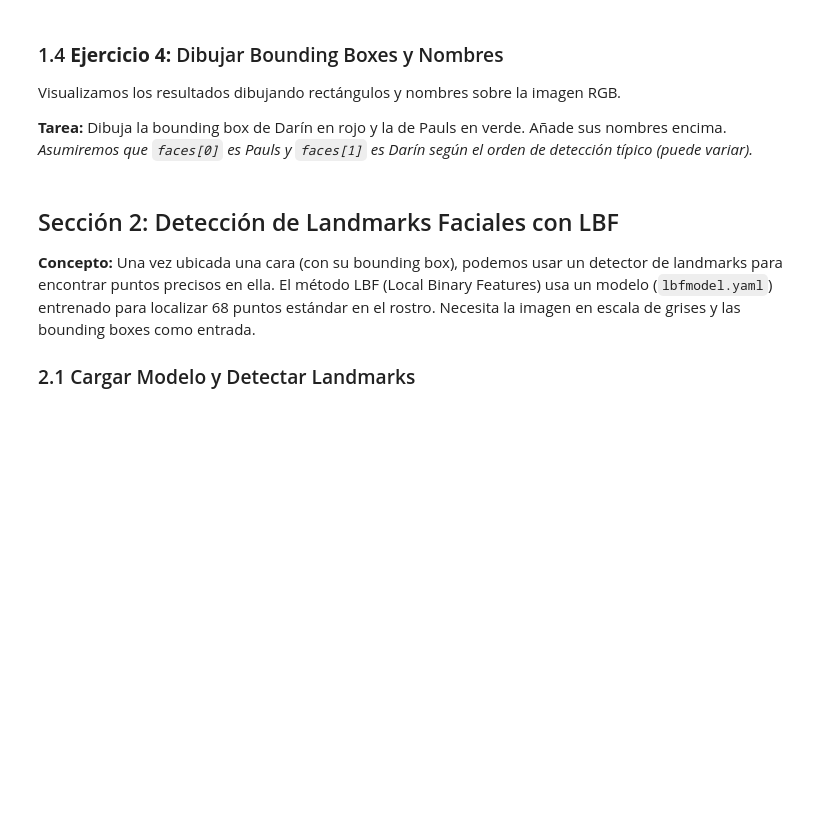
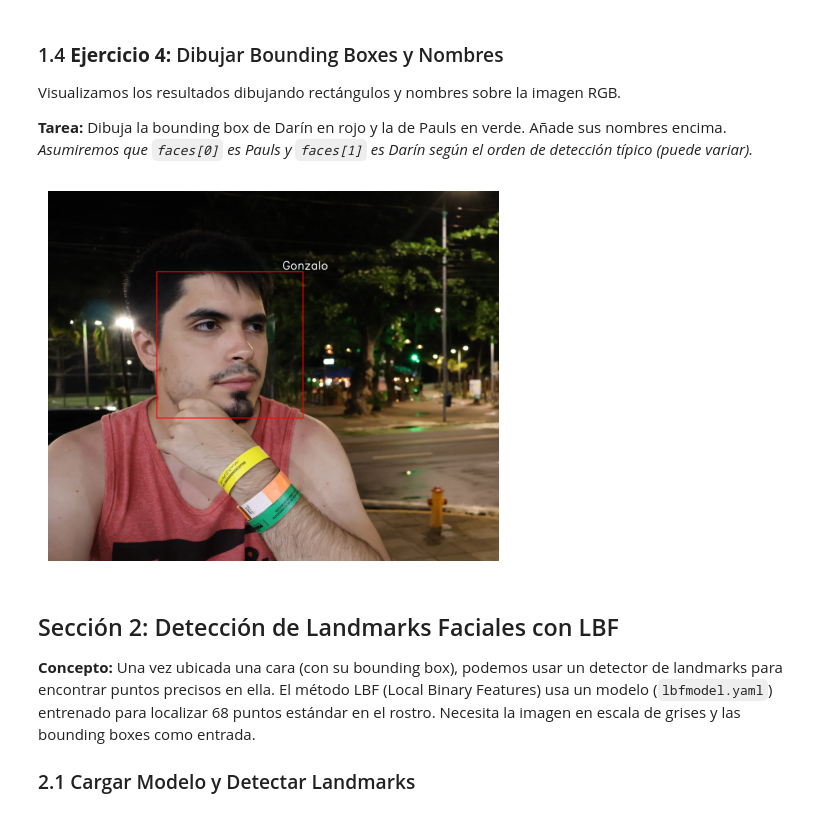
Before and after one commit to gimb99/PDI_BARTHOU_GONZALO, a Jupyter notebook: ejercicioIntegrador2/ejercicioIntegrador2_Entregable.ipynb, the cells around one changed output. Cells and saved outputs as stored; diff of their text form; code cells hidden in the pictures; blank space fills up the shorter version.

```diff
--- a/ejercicioIntegrador2/ejercicioIntegrador2_Entregable.ipynb
+++ b/ejercicioIntegrador2/ejercicioIntegrador2_Entregable.ipynb
@@ -204,6 +197,23 @@ Visualizamos los resultados dibujando rectángulos y nombres sobre la imagen RGB
 
 **Tarea:** Dibuja la bounding box de Darín en rojo y la de Pauls en verde. Añade sus nombres encima.
 *Asumiremos que `faces[0]` es Pauls y `faces[1]` es Darín según el orden de detección típico (puede variar).*
+# %%
+# Lo graficamos usando cv2.rectangle
+imgRectangles = img
+cv2.rectangle(imgRectangles, (x, y), (x+w, y+h), (255, 0, 0), 2)
+
+txtLabel = "Gonzalo"
+txtPosition = (750, 250)
+txtFont = cv2.FONT_HERSHEY_SIMPLEX
+txtSize = 1.2
+txtColor = (255, 255, 255)
+txtThickness = 2
+cv2.putText(imgRectangles, txtLabel, txtPosition, txtFont, txtSize, txtColor, txtThickness)
+
+plt.axis("off")
+plt.imshow(imgRectangles); # [:, :, [2, 1, 0]]
+# %% [output]
+[figure, added]
 # %% [markdown]
 ## Sección 2: Detección de Landmarks Faciales con LBF
 
```
Also changed, not shown: parts of 6 cells of this notebook.
